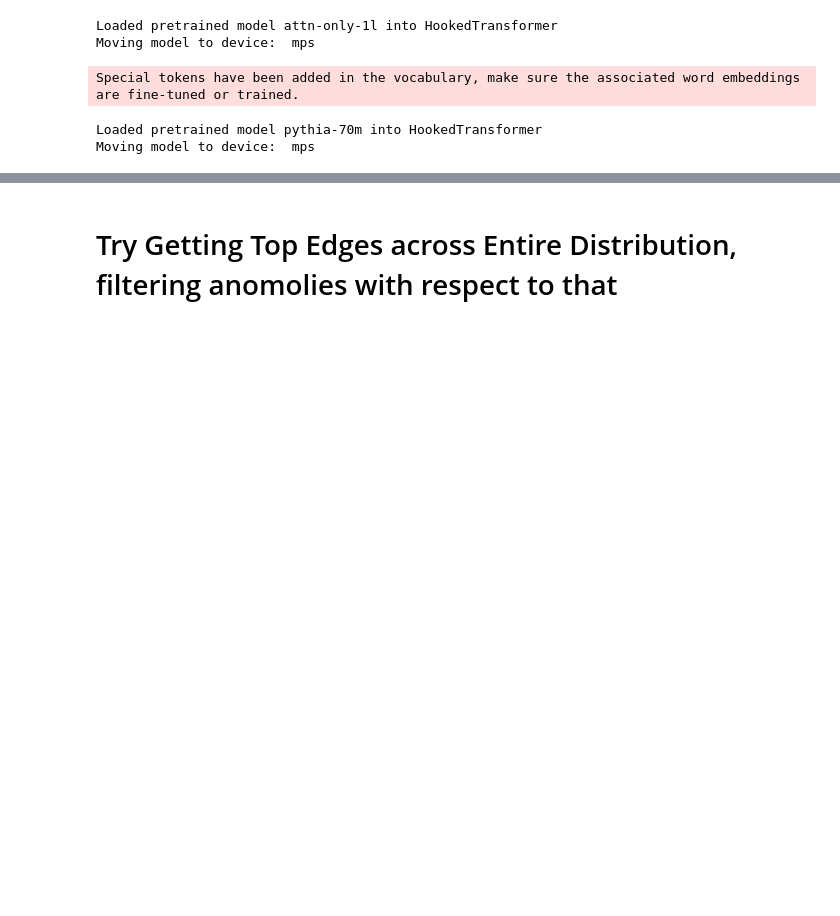
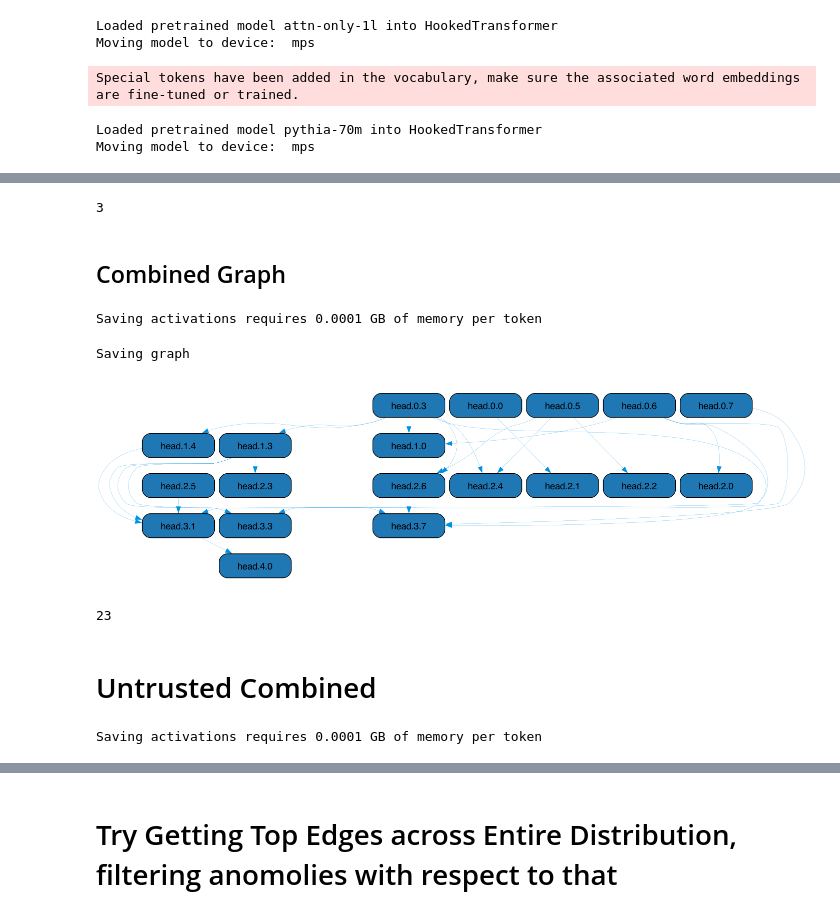
Before and after one commit to oliveradk/elk-experiments, a Jupyter notebook: notebooks/explore_eap_graphs_hex.ipynb, the cells around one changed output, grey strips where cells are left out. Saved outputs shown, nothing was run; the diff lists cells and outputs as text; code cells hidden in the pictures; blank space fills up the shorter version.

```diff
--- a/notebooks/explore_eap_graphs_hex.ipynb
+++ b/notebooks/explore_eap_graphs_hex.ipynb
@@ -254,0 +191,40 @@ Saving graph
+# %%
+untrusted_clean_edges = untrusted_clean_graph.top_edges(threshold=threshold, abs_scores=False)
+len(untrusted_clean_edges)
+# %% [output]
+3
+# %% [markdown]
+## Combined Graph
+# %%
+all_tokens = torch.cat([trusted_tokens, anomalous_tokens, untrusted_clean_tokens])
+# %%
+full_graph_path = graph_dir / "full_graph.pt"
+
+task.model.reset_hooks()
+
+full_graph = learn_graph_cache(
+    task.model,
+    all_tokens,
+    partial(effect_prob_func, effect_tokens=effect_tokens),
+    upstream_nodes=["head"],
+    downstream_nodes=["head"],
+    batch_size=128,
+    cache_path=full_graph_path,
+    verbose=True
+)
+# %% [output]
+Saving activations requires 0.0001 GB of memory per token
+# %%
+fname = "full_graph.png"
+full_graph.show(threshold=threshold, abs_scores=False, fname=fname, fdir=graph_dir)
+display(Image(graph_dir / fname))
+# %% [output]
+Saving graph
+[figure, added]
+# %%
+full_edges = full_graph.top_edges(threshold=threshold, abs_scores=False)
+len(full_edges)
+# %% [output]
+23
+# %% [markdown]
+# Untrusted Combined
@@ -254,0 +233,17 @@ Saving graph
+# %%
+untrusted_path = graph_dir / "untrusted_graph.pt"
+
+task.model.reset_hooks()
+
+untrusted_graph = learn_graph_cache(
+    task.model,
+    untrusted_tokens,
+    partial(effect_prob_func, effect_tokens=effect_tokens),
+    upstream_nodes=["head"],
+    downstream_nodes=["head"],
+    batch_size=128,
+    cache_path=untrusted_path,
+    verbose=True
+)
+# %% [output]
+Saving activations requires 0.0001 GB of memory per token
```
Also changed, not shown: parts of 69 cells of this notebook, 3 other files.
